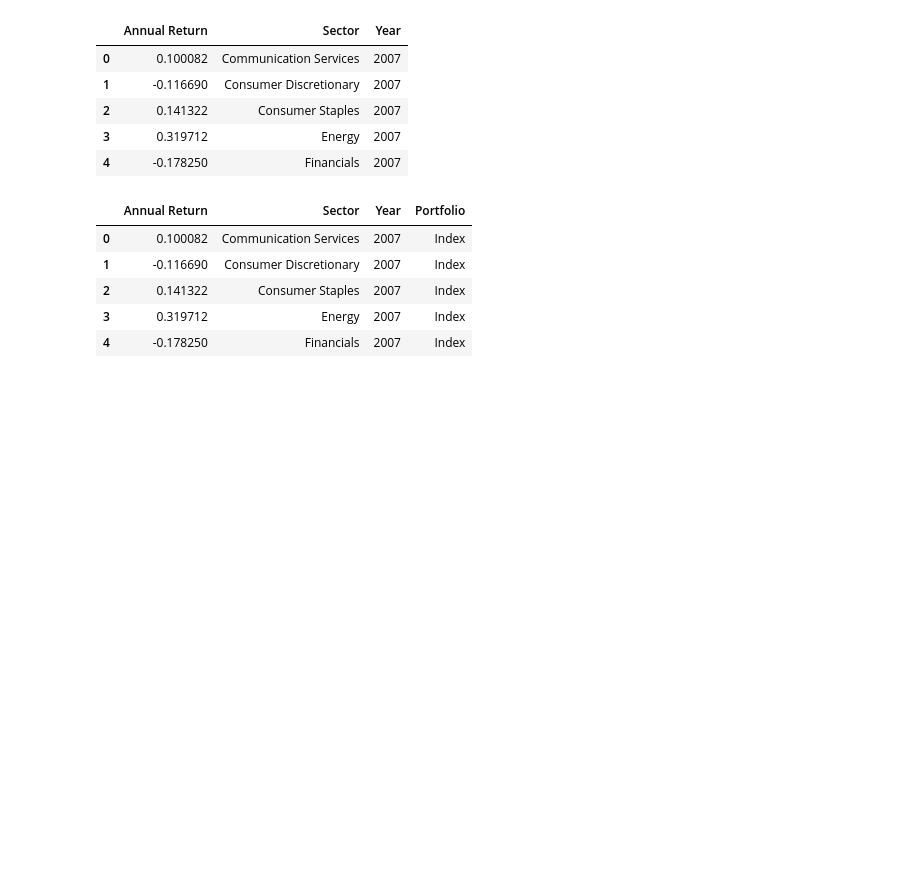
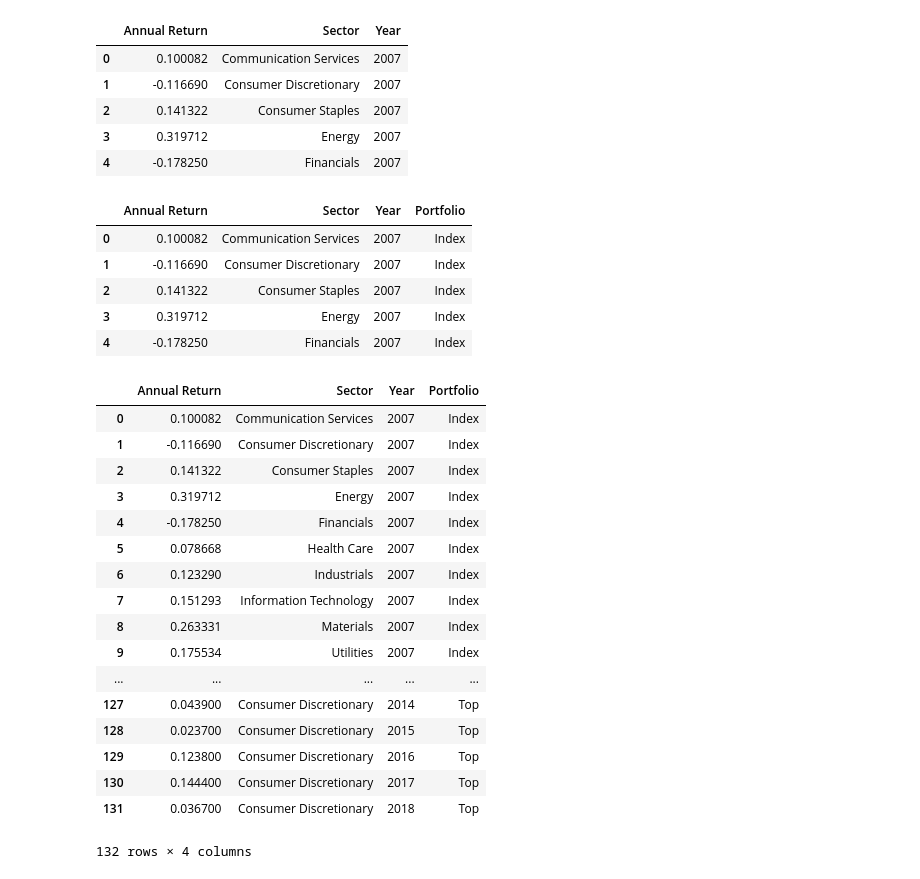
Before and after one commit to willwillis/sector-top-dogs, a Jupyter notebook: notebooks/Mina/visualizations.ipynb, the cells around one changed output. Saved outputs shown, nothing was run; the diff lists cells and outputs as text; code cells hidden in the pictures; blank space fills up the shorter version.

```diff
--- a/notebooks/Mina/visualizations.ipynb
+++ b/notebooks/Mina/visualizations.ipynb
@@ -66,3 +85,26 @@ annual_returns.head()
 | 2 | 0.141322 | Consumer Staples | 2007 | Index |
 | 3 | 0.319712 | Energy | 2007 | Index |
 | 4 | -0.178250 | Financials | 2007 | Index |
+# %%
+annual_returns = pd.concat([annual_returns, top_df], axis="rows", sort=False)
+annual_returns = annual_returns.reset_index(drop=True)
+annual_returns
+# %% [output]
+|  | Annual Return | Sector | Year | Portfolio |
+| 0 | 0.100082 | Communication Services | 2007 | Index |
+| 1 | -0.116690 | Consumer Discretionary | 2007 | Index |
+| 2 | 0.141322 | Consumer Staples | 2007 | Index |
+| 3 | 0.319712 | Energy | 2007 | Index |
+| 4 | -0.178250 | Financials | 2007 | Index |
+| 5 | 0.078668 | Health Care | 2007 | Index |
+| 6 | 0.123290 | Industrials | 2007 | Index |
+| 7 | 0.151293 | Information Technology | 2007 | Index |
+| 8 | 0.263331 | Materials | 2007 | Index |
+| 9 | 0.175534 | Utilities | 2007 | Index |
+| ... | ... | ... | ... | ... |
+| 127 | 0.043900 | Consumer Discretionary | 2014 | Top |
+| 128 | 0.023700 | Consumer Discretionary | 2015 | Top |
+| 129 | 0.123800 | Consumer Discretionary | 2016 | Top |
+| 130 | 0.144400 | Consumer Discretionary | 2017 | Top |
+| 131 | 0.036700 | Consumer Discretionary | 2018 | Top |
+132 rows × 4 columns
```
Also changed, not shown: parts of 6 cells of this notebook, 1 other file.
